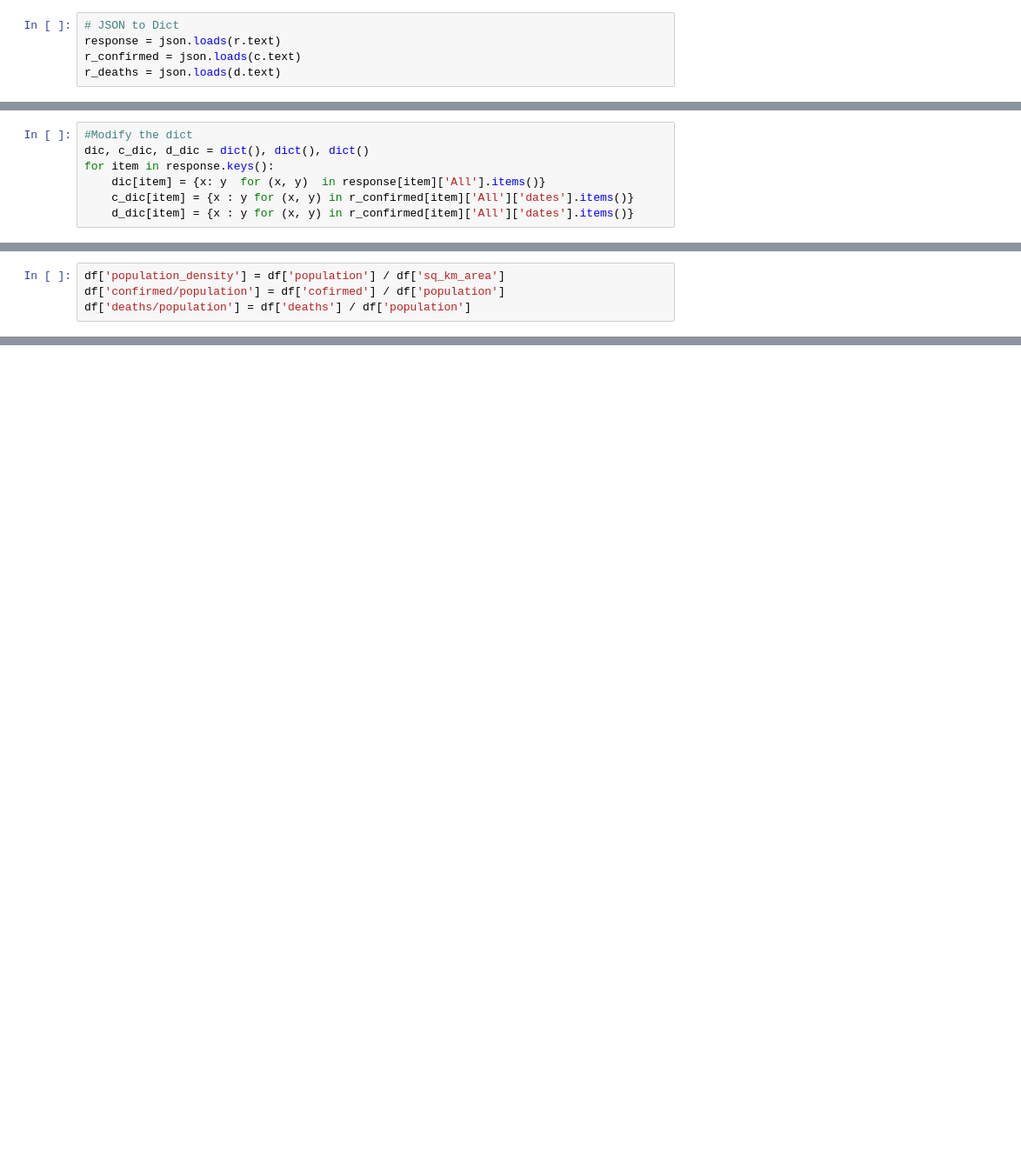
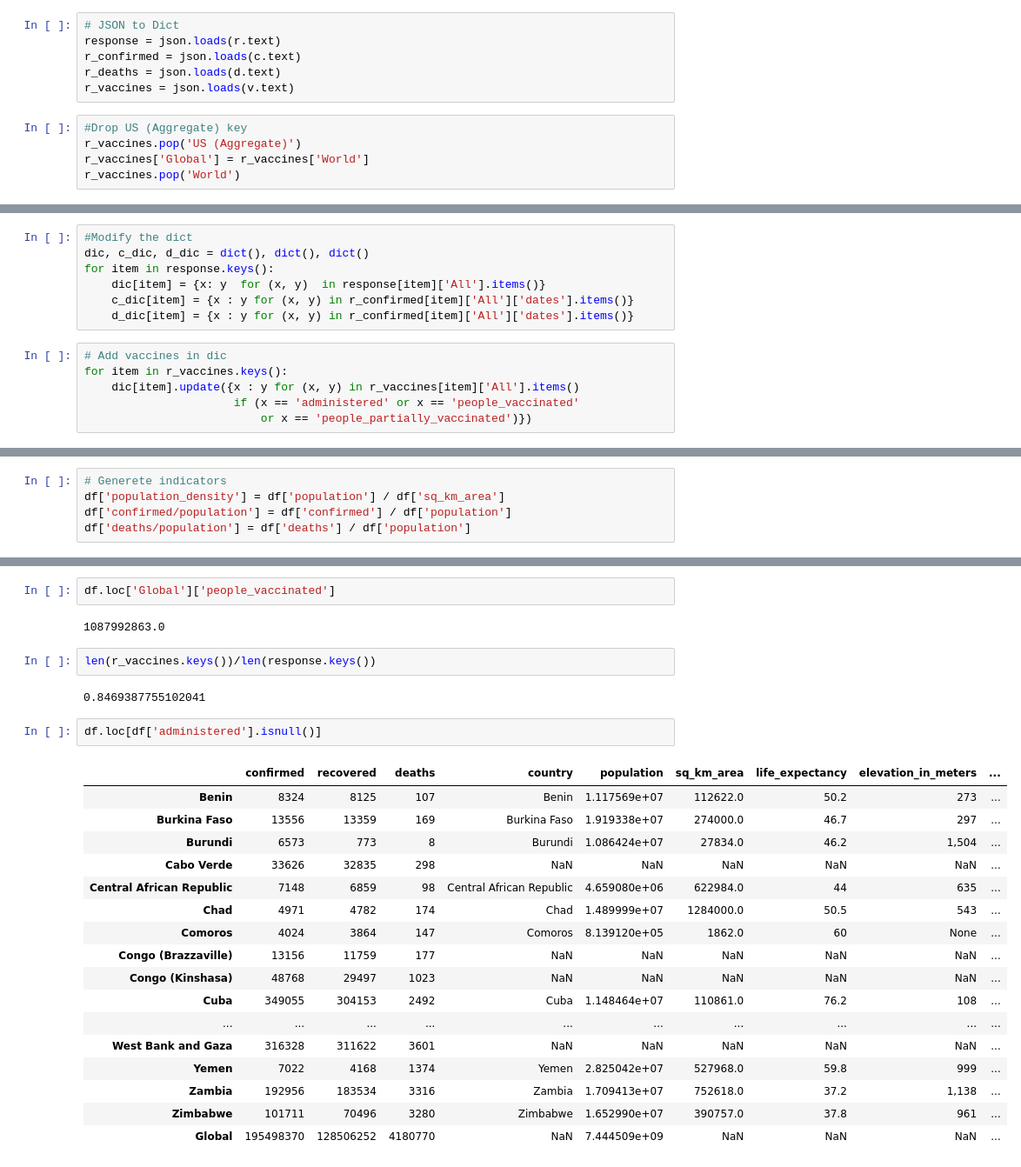
Before and after one commit to sebakirill/covid-19, a Jupyter notebook: Untitled.ipynb, the cells around one changed output, grey strips where cells are left out. Shown at 87% size. Drawn from its saved outputs; the diff is of its cells as text; blank space fills up the shorter version.

Commit message:
Add vaccines in data

```diff
--- a/Untitled.ipynb
+++ b/Untitled.ipynb
@@ -23,3 +24,9 @@ d = requests.get('https://covid-api.mmediagroup.fr/v1/history',status_deaths)
 response = json.loads(r.text)
 r_confirmed = json.loads(c.text)
 r_deaths = json.loads(d.text)
+r_vaccines = json.loads(v.text)
+# %%
+#Drop US (Aggregate) key
+r_vaccines.pop('US (Aggregate)')
+r_vaccines['Global'] = r_vaccines['World']
+r_vaccines.pop('World')
@@ -30,4 +39,10 @@ for item in response.keys():
     dic[item] = {x: y  for (x, y)  in response[item]['All'].items()}
     c_dic[item] = {x : y for (x, y) in r_confirmed[item]['All']['dates'].items()}
     d_dic[item] = {x : y for (x, y) in r_confirmed[item]['All']['dates'].items()}
+# %%
+# Add vaccines in dic
+for item in r_vaccines.keys():
+    dic[item].update({x : y for (x, y) in r_vaccines[item]['All'].items()
+                      if (x == 'administered' or x == 'people_vaccinated'
+                          or x == 'people_partially_vaccinated')})
 # %%
@@ -58,5 +78,6 @@ dtype: object
 df['life_expectancy'] = df['life_expectancy'].astype('float64')
 # %%
+# Generete indicators
 df['population_density'] = df['population'] / df['sq_km_area']
-df['confirmed/population'] = df['cofirmed'] / df['population']
+df['confirmed/population'] = df['confirmed'] / df['population']
 df['deaths/population'] = df['deaths'] / df['population']
@@ -87,0 +111,28 @@ updated - 11%
+# %%
+df.loc['Global']['people_vaccinated']
+# %% [output]
+1087992863.0
+# %%
+len(r_vaccines.keys())/len(response.keys())
+# %% [output]
+0.8469387755102041
+# %%
+df.loc[df['administered'].isnull()]
+# %% [output]
+|  | confirmed | recovered | deaths | country | population | sq_km_area | life_expectancy | elevation_in_meters | ... |
+| Benin | 8324 | 8125 | 107 | Benin | 1.117569e+07 | 112622.0 | 50.2 | 273 | ... |
+| Burkina Faso | 13556 | 13359 | 169 | Burkina Faso | 1.919338e+07 | 274000.0 | 46.7 | 297 | ... |
+| Burundi | 6573 | 773 | 8 | Burundi | 1.086424e+07 | 27834.0 | 46.2 | 1,504 | ... |
+| Cabo Verde | 33626 | 32835 | 298 | NaN | NaN | NaN | NaN | NaN | ... |
+| Central African Republic | 7148 | 6859 | 98 | Central African Republic | 4.659080e+06 | 622984.0 | 44 | 635 | ... |
+| Chad | 4971 | 4782 | 174 | Chad | 1.489999e+07 | 1284000.0 | 50.5 | 543 | ... |
+| Comoros | 4024 | 3864 | 147 | Comoros | 8.139120e+05 | 1862.0 | 60 | None | ... |
+| Congo (Brazzaville) | 13156 | 11759 | 177 | NaN | NaN | NaN | NaN | NaN | ... |
+| Congo (Kinshasa) | 48768 | 29497 | 1023 | NaN | NaN | NaN | NaN | NaN | ... |
+| Cuba | 349055 | 304153 | 2492 | Cuba | 1.148464e+07 | 110861.0 | 76.2 | 108 | ... |
+| ... | ... | ... | ... | ... | ... | ... | ... | ... | ... |
+| West Bank and Gaza | 316328 | 311622 | 3601 | NaN | NaN | NaN | NaN | NaN | ... |
+| Yemen | 7022 | 4168 | 1374 | Yemen | 2.825042e+07 | 527968.0 | 59.8 | 999 | ... |
+| Zambia | 192956 | 183534 | 3316 | Zambia | 1.709413e+07 | 752618.0 | 37.2 | 1,138 | ... |
+| Zimbabwe | 101711 | 70496 | 3280 | Zimbabwe | 1.652990e+07 | 390757.0 | 37.8 | 961 | ... |
+| Global | 195498370 | 128506252 | 4180770 | NaN | 7.444509e+09 | NaN | NaN | NaN | ... |
```
Also changed, not shown: parts of 9 cells of this notebook.
